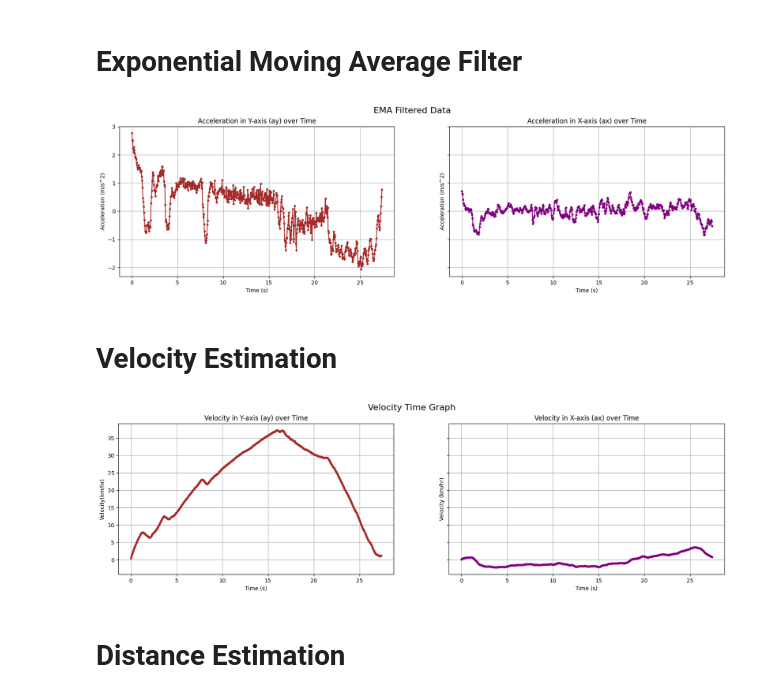
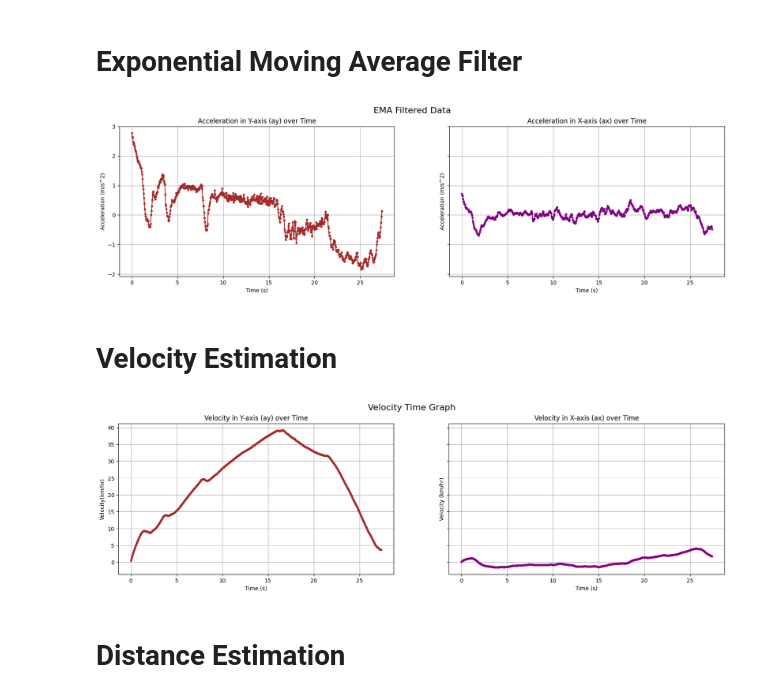
Before and after one commit to KarthickPandianPV/PATH-ESTIMATION, a Jupyter notebook: main.ipynb, the cells around one changed output. Cells and saved outputs as stored; diff of their text form; code cells hidden in the pictures.

```diff
--- a/main.ipynb
+++ b/main.ipynb
@@ -65,27 +65,27 @@ ax2.grid(True)
 # %%
 df['ay_ema'] = df['ay_bias'].copy()  # Make a copy of dc bias removed ay
 df['ax_ema'] = df['ax_bias'].copy()  # Make a copy of dc bias removed ax
 
 # Apply EMA filter
 for i in range(1, len(df)):
-    df.loc[i, 'ay_ema'] = df.loc[i - 1, 'ay_ema'] * 0.8 + df.loc[i, 'ay_bias'] * 0.2
-    df.loc[i, 'ax_ema'] = df.loc[i - 1, 'ax_ema'] * 0.8 + df.loc[i, 'ax_bias'] * 0.2
+    df.loc[i, 'ay_ema'] = df.loc[i - 1, 'ay_ema'] * 0.9 + df.loc[i, 'ay_bias'] * 0.1
+    df.loc[i, 'ax_ema'] = df.loc[i - 1, 'ax_ema'] * 0.9 + df.loc[i, 'ax_bias'] * 0.1
 
 fig, (ax1, ax2) = plt.subplots(1, 2, figsize=(20, 5), sharey=True)
 fig.suptitle('EMA Filtered Data', fontsize=16)
 ax1.plot(df['time'], df['ay_ema'], marker='o', linestyle='-', color='brown', markersize=3)
 ax1.set_title('Acceleration in Y-axis (ay) over Time')
 ax1.set_xlabel('Time (s)')
 ax1.set_ylabel('Acceleration (m/s^2)')
 ax1.grid(True)
 
 ax2.plot(df['time'], df['ax_ema'], marker='o', linestyle='-', color='purple', markersize=3)
 ax2.set_title('Acceleration in X-axis (ax) over Time')
 ax2.set_xlabel('Time (s)')
 ax2.set_ylabel('Acceleration (m/s^2)')
 ax2.grid(True)
 # %% [output]
-[figure, old version]
+[figure, new version]
 # %% [markdown]
 # Velocity Estimation
 # %%
@@ -113,7 +113,7 @@ ax2.set_xlabel('Time (s)')
 ax2.set_ylabel('Velocity (km/hr)')
 ax2.grid(True)
 # %% [output]
-[figure, old version]
+[figure, new version]
 # %% [markdown]
 # Distance Estimation
 # %%
```
Also changed, not shown: parts of 4 cells of this notebook.
